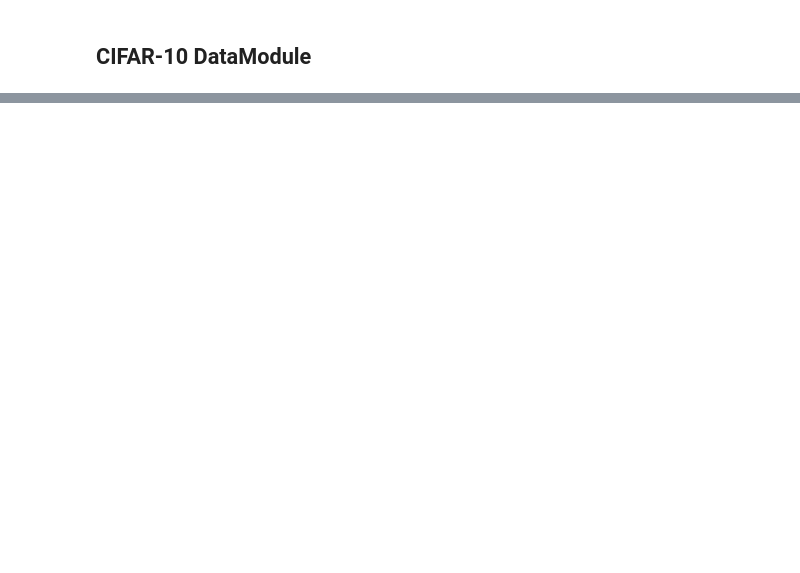
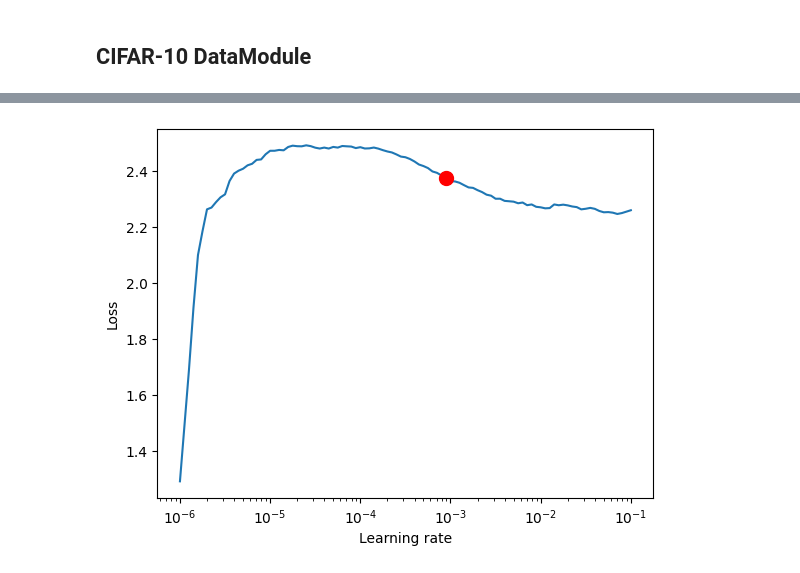
Before and after one commit to htyvv/2022_2nd_semester_DeepLearning_Applications, a Jupyter notebook: hw#1.ipynb, the cells around one changed output, grey strips where cells are left out. Saved outputs shown, nothing was run; the diff lists cells and outputs as text; code cells hidden in the pictures; blank space fills up the shorter version.

```diff
--- a/hw#1.ipynb
+++ b/hw#1.ipynb
@@ -76,0 +161,2 @@ data_module.setup()
+# %%
+model = resnet([2, 2, 2, 2], NUM_CLASSES, strides=[1, 1, 2, 2, 2], p_drop=0.3)
@@ -76,0 +226,13 @@ data_module.setup()
+# %%
+classifier = ClassificationTask(
+    model=model,
+    max_lr=1e-2,
+    epochs=EPOCHS,
+    steps_per_epoch=len(data_module.train_dataloader())
+    )
+# %%
+#trainer = pl.Trainer(gpus=1, max_epochs=EPOCHS+1)
+trainer = pl.Trainer(
+    max_epochs=EPOCHS+1,
+    logger=wandb_logger
+    )
@@ -76,0 +244,2 @@ data_module.setup()
+# %%
+lr_finder = trainer.tuner.lr_filr_finder = trainer.tuner.lr_find(classifier, datamodule=data_module, min_lr=1e-6, max_lr=1e-1)
@@ -76,0 +267,5 @@ data_module.setup()
+# %%
+fig = lr_finder.plot(suggest=True)
+fig.show()
+# %% [output]
+[figure, added]
```
Also changed, not shown: parts of 18 cells of this notebook, 4 other files.
